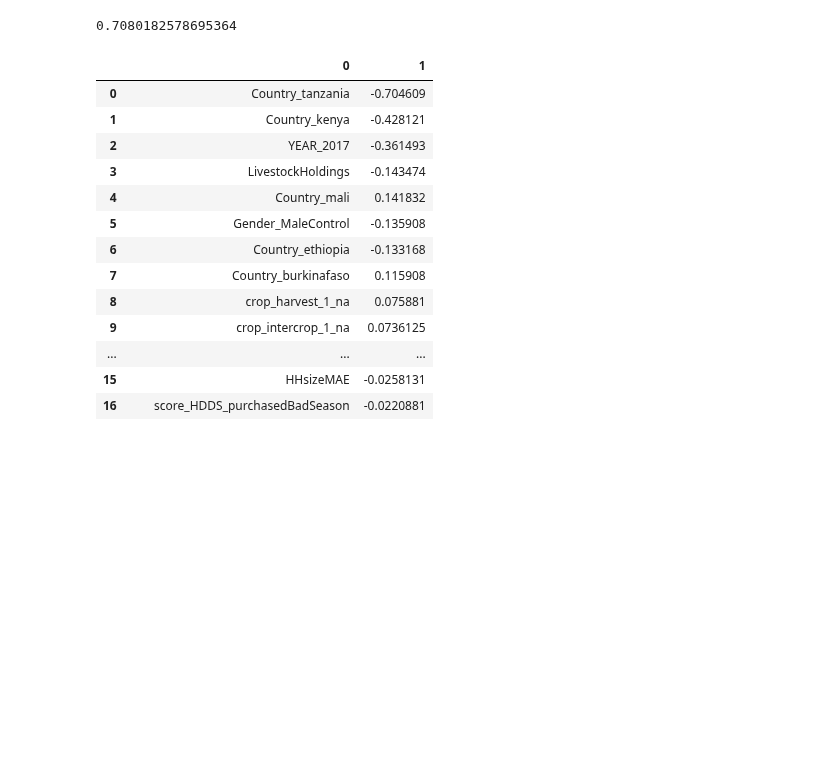
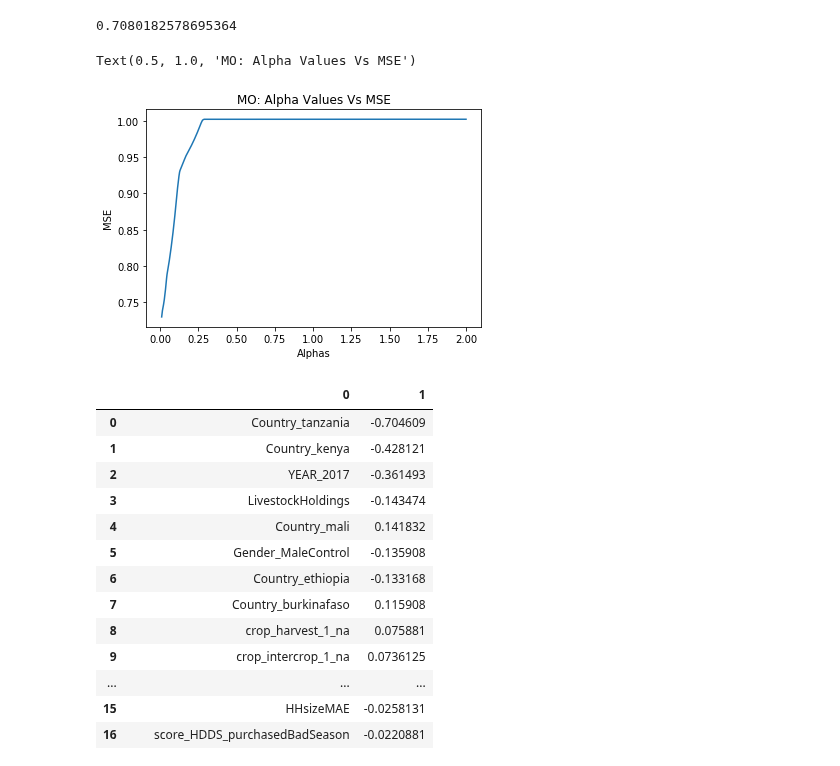
Before and after one commit to laporpe/STA_208, a Jupyter notebook: finalized_code/Lasso_Reg.ipynb, the cells around one changed output. Saved outputs shown, nothing was run; the diff lists cells and outputs as text; code cells hidden in the pictures; blank space fills up the shorter version.

Commit message:
Added Alpha vs MSE graphs for hyperparmeter selection

```diff
--- a/finalized_code/Lasso_Reg.ipynb
+++ b/finalized_code/Lasso_Reg.ipynb
@@ -7,7 +7,7 @@ from sklearn import model_selection, linear_model, neighbors, preprocessing, met
 fun = Cleaning_Functions()
 
 clean = pd.read_csv("../data/clean.csv")
-clean  = clean.drop(["continent", 'Livestock_Orientation'], axis =1)
+clean  = clean.drop(["continent"], axis =1)
 clean.YEAR = clean.YEAR.astype('category')
 # %%
 def standarize_data(df):
@@ -85,5 +85,16 @@ MSE_lasso_market = metrics.mean_squared_error(y_te,y_pred_lasso)
 MSE_lasso_market
 # %% [output]
 0.7080182578695364
+# %%
+import matplotlib.pyplot as plt
+alpha_set=model_cv.alphas_.T
+np.mean(model_cv.mse_path_, axis=1)
+plt.plot(alpha_set,np.mean(model_cv.mse_path_, axis=1))
+plt.xlabel("Alphas")
+plt.ylabel("MSE")
+plt.title("MO: Alpha Values Vs MSE")
+# %% [output]
+Text(0.5, 1.0, 'MO: Alpha Values Vs MSE')
+[figure, added]
 # %%
 betas_market = best_lassom.coef_
```
Also changed, not shown: parts of 7 cells of this notebook.
